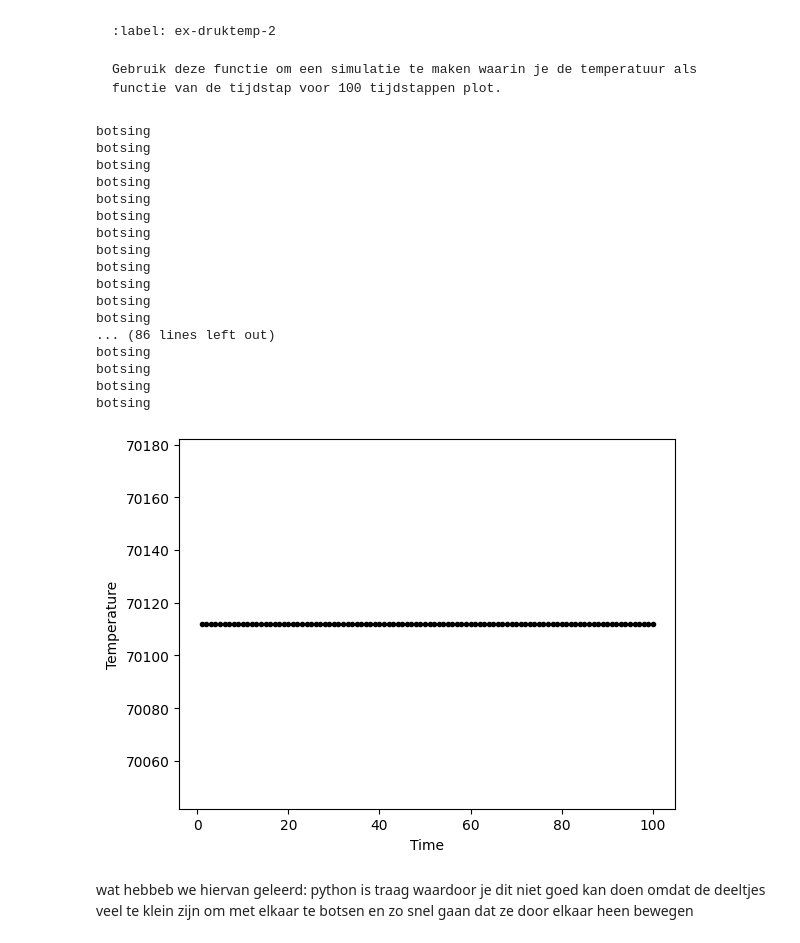
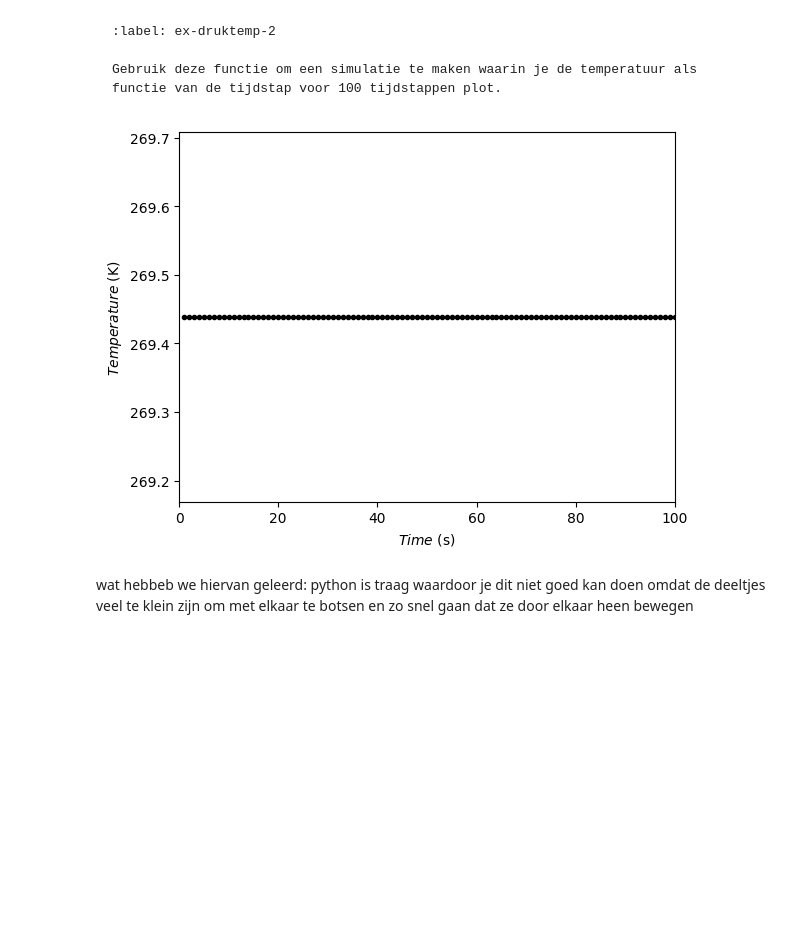
Before and after one commit to gltChboy/Thermo-groep-Bart-Ante, a Jupyter notebook: Content/PySim/5_druktemp.ipynb, the cells around one changed output. Cells and saved outputs as stored; diff of their text form; code cells hidden in the pictures; blank space fills up the shorter version.

````diff
--- a/Content/PySim/5_druktemp.ipynb
+++ b/Content/PySim/5_druktemp.ipynb
@@ -188,30 +190,18 @@ Hierbij is
 Schrijf een functie die de temperatuur van het gas in onze simulatie bepaalt:
 ```
 # %%
+f = 2 # aantal bewegings richtingen
+k = 1.380649e-23 # J/K
+
 def temperature(particles) -> float:
-    temp = 0.0
+    """ berekent de temperatuur van een lijst van deeltjes """
+    v2 = 0.0
+    for p in particles:
+        v2 += np.dot(p.v, p.v)
 
-def gemEkin(particles):
-    #berekend de gemiddelde kinetische energie van de deeltjes
-    Ekin = 0
-    for p in particles:
-        Ekin += np.array([0.5 * p.m * (p.v[0]**2 + p.v[1]**2)])
-
-    gem_Ekin = Ekin/len(particles)
-    return gem_Ekin
-
-def Temp(particles):
-    #formule voor temperatuur
-    gem_Ekin = gemEkin(particles)
-    kb = 1.380649e-23
-    f = 2
-    return (gem_Ekin/(0.5 * kb * f))
-
-def calc_temp(particles, temp_gas):
-    #berekent de temperatuur van het gas
-    T = Temp(particles)
-    temp_gas = np.append(temp_gas, T)
-    return temp_gas
+    v2 /= len(particles)
+    T = (p.m * v2)/(f * k)
+    return T
 # %% [markdown]
 ```{exercise} Temperatuurplot
 :label: ex-druktemp-2
@@ -220,43 +210,27 @@ Gebruik deze functie om een simulatie te maken waarin je de temperatuur als func
 ```
 # %%
 particles = []
-temperatures = np.zeros(100, dtype=float)
 times = np.linspace(1, 100, 100)
 create_particles(particles)
 
 #lege array voor de temperatuur van het gas
 temp_gas = np.array([])
 
 for i in range(len(times)):
     take_time_step(particles)
     #berekend de temperatuur per frame
-    temp_gas = calc_temp(particles, temp_gas)
+    temp = temperature(particles)
+    temp_gas = np.append(temp_gas, temp)
 
 plt.figure()
 plt.ylim(min(temp_gas)*0.999, max(temp_gas)*1.001)
-plt.xlabel('Time')
-plt.ylabel('Temperature')
+plt.xlim(0, 100)
+plt.xlabel(r'$Time$ (s)')
+plt.ylabel(r'$Temperature$ (K)')
 plt.plot(times, temp_gas, 'k.')
 plt.show()
 # %% [output]
-botsing
-botsing
-botsing
-botsing
-botsing
-botsing
-botsing
-botsing
-botsing
-botsing
-botsing
-botsing
-... (86 lines left out)
-botsing
-botsing
-botsing
-botsing
-[figure, old version]
+[figure, new version]
 # %% [markdown]
 wat hebbeb we hiervan geleerd: python is traag waardoor je dit niet goed kan doen omdat de deeltjes veel te klein zijn om met elkaar  te botsen en zo snel gaan dat ze door elkaar heen bewegen
 # %% [markdown]
````
Also changed, not shown: parts of 7 cells of this notebook.
